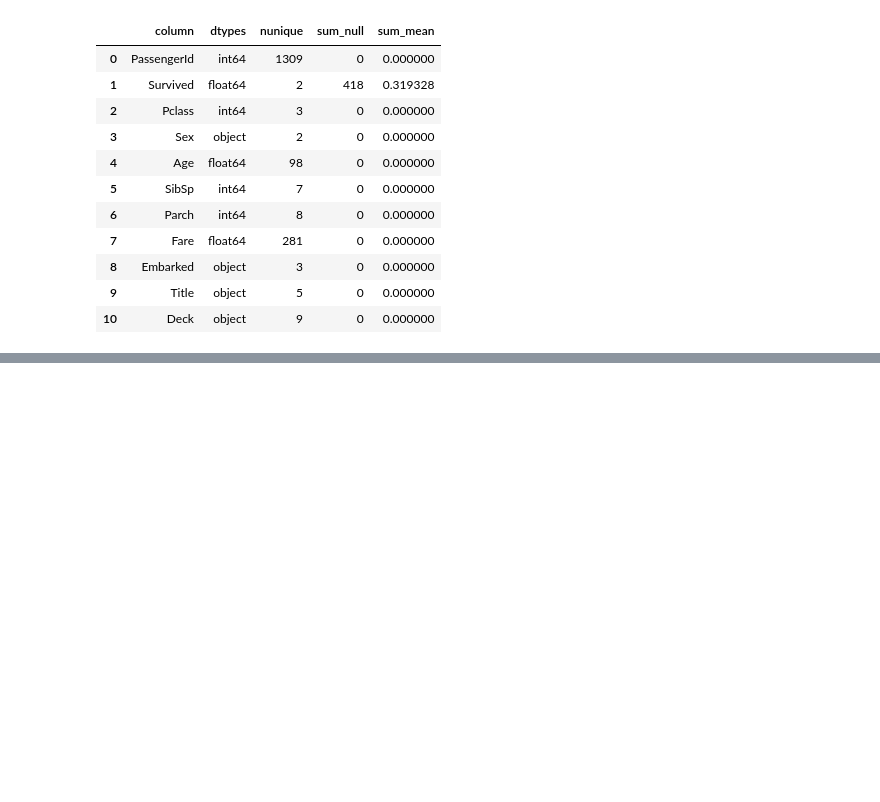
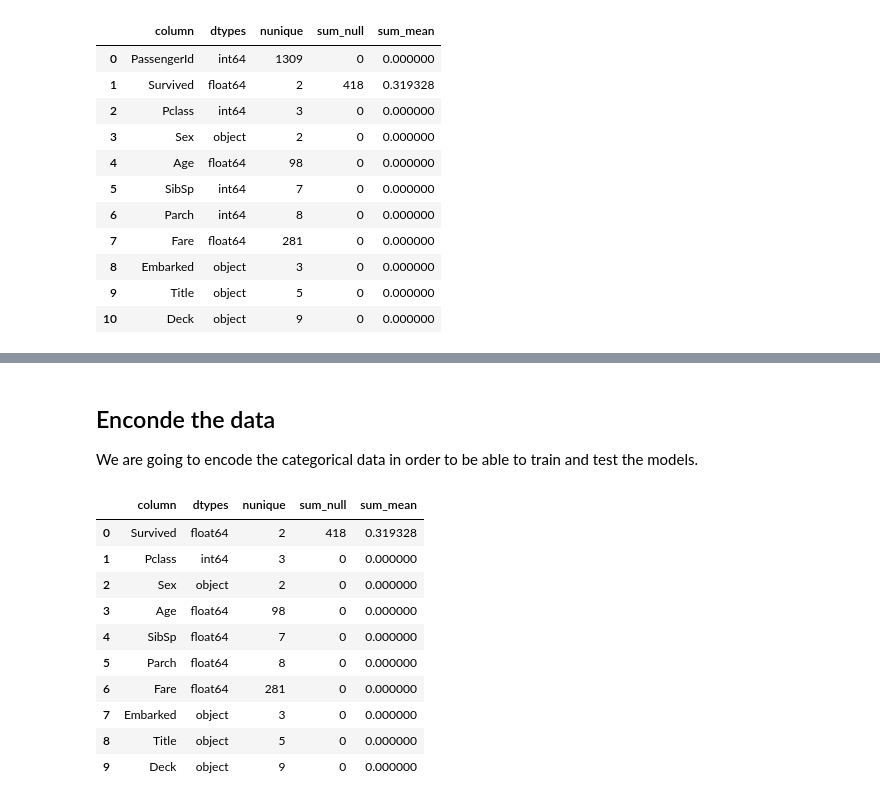
Before and after one commit to MauriRubioJob/K_Titanic_ML_Modeling, a Jupyter notebook: titanic-death-analysis.ipynb, the cells around one changed output, grey strips where cells are left out. Cells and saved outputs as stored; diff of their text form; code cells hidden in the pictures; blank space fills up the shorter version.

Commit message:
Finished featuring, analysing... Gonna start modeling later.

```diff
--- a/titanic-death-analysis.ipynb
+++ b/titanic-death-analysis.ipynb
@@ -398,0 +496,17 @@ get_charac(titanicDF)
+# %% [markdown]
+## Enconde the data
+We are going to encode the categorical data in order to be able to train and test the models.
+# %%
+get_charac(titanicDF) # No null values,just need for Dtypes to be correct.
+# %% [output]
+|  | column | dtypes | nunique | sum_null | sum_mean |
+| 0 | Survived | float64 | 2 | 418 | 0.319328 |
+| 1 | Pclass | int64 | 3 | 0 | 0.000000 |
+| 2 | Sex | object | 2 | 0 | 0.000000 |
+| 3 | Age | float64 | 98 | 0 | 0.000000 |
+| 4 | SibSp | float64 | 7 | 0 | 0.000000 |
+| 5 | Parch | float64 | 8 | 0 | 0.000000 |
+| 6 | Fare | float64 | 281 | 0 | 0.000000 |
+| 7 | Embarked | object | 3 | 0 | 0.000000 |
+| 8 | Title | object | 5 | 0 | 0.000000 |
+| 9 | Deck | object | 9 | 0 | 0.000000 |
```
Also changed, not shown: parts of 25 cells of this notebook, 2 other files.
